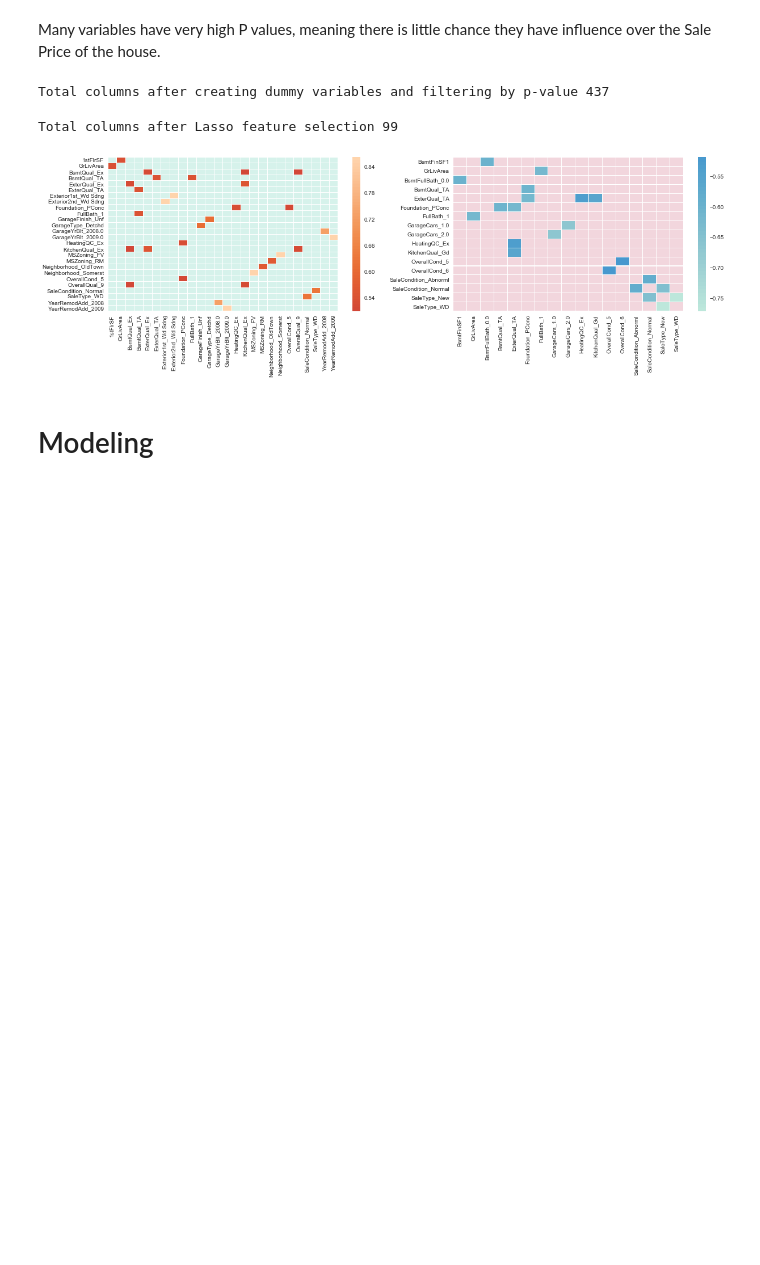
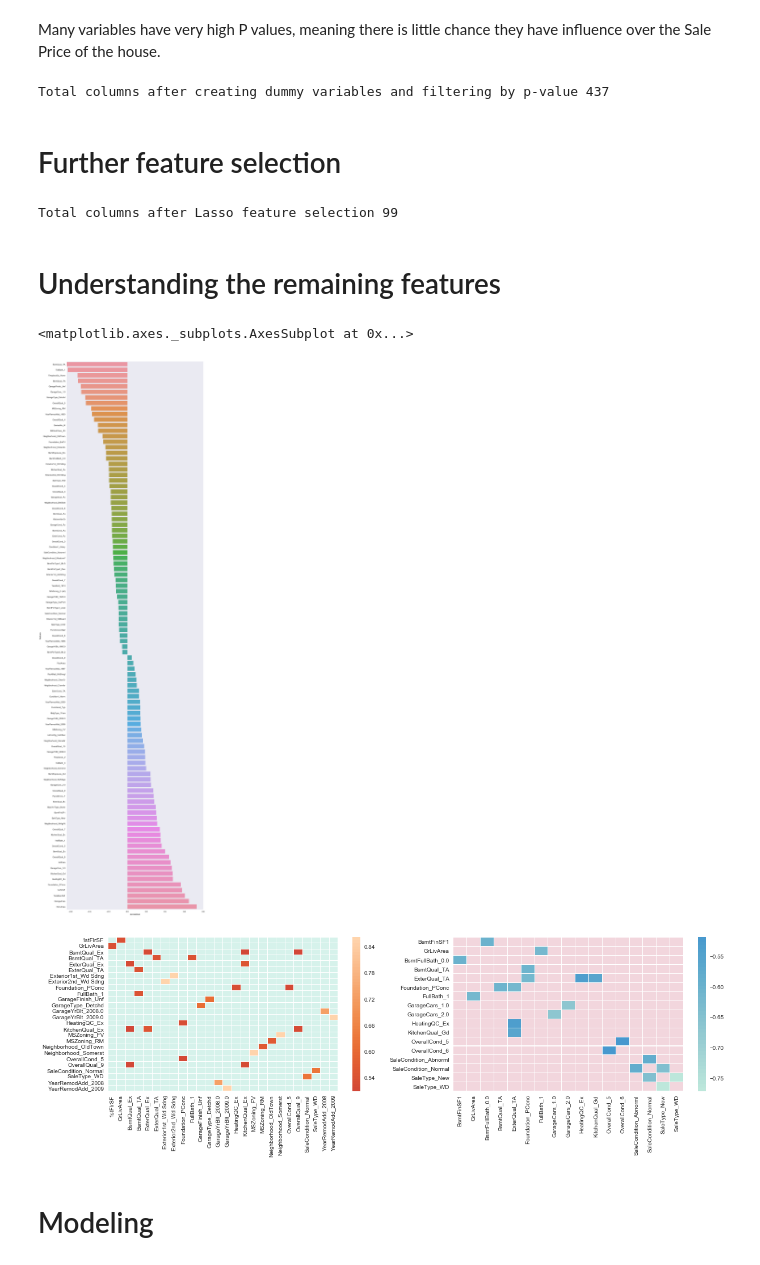
Before and after one commit to deanjgoldman/housing-ml, a Jupyter notebook: Housing_Models.ipynb, the cells around one changed output. Saved outputs shown, nothing was run; the diff lists cells and outputs as text; code cells hidden in the pictures; blank space fills up the shorter version.

Commit message:
added feature selection viz

```diff
--- a/Housing_Models.ipynb
+++ b/Housing_Models.ipynb
@@ -260,6 +261,8 @@ data = data[data.columns[x]]
 print("Total columns after creating dummy variables and filtering by p-value {}".format(len(data.columns)))
 # %% [output]
 Total columns after creating dummy variables and filtering by p-value 437
+# %% [markdown]
+# Further feature selection
 # %%
 lasso = LassoCV().fit(data, y)
 model = SelectFromModel(lasso, threshold=0.009, prefit=True)
@@ -267,6 +270,19 @@ data = data[data.columns[model.get_support()]]
 print("Total columns after Lasso feature selection {}".format(data.shape[1]))
 # %% [output]
 Total columns after Lasso feature selection 99
+# %% [markdown]
+# Understanding the remaining features
+# %%
+corr_df = pd.DataFrame()
+corr_df["correlation"] = [data[feature].corr(y, "spearman") for feature in data.columns]
+corr_df["feature"] = data.columns
+corr_df = corr_df.sort_values('correlation')
+
+plt.figure(figsize=(12, 0.5*len(corr_df)))
+sns.barplot(data=corr_df, y='feature', x='correlation', orient='h')
+# %% [output]
+<matplotlib.axes._subplots.AxesSubplot at 0x...>
+[figure, added]
 # %%
 ### Correlation Plots
 def corrgraphs(df):
```
Also changed, not shown: parts of 2 cells of this notebook, 1 other file.
